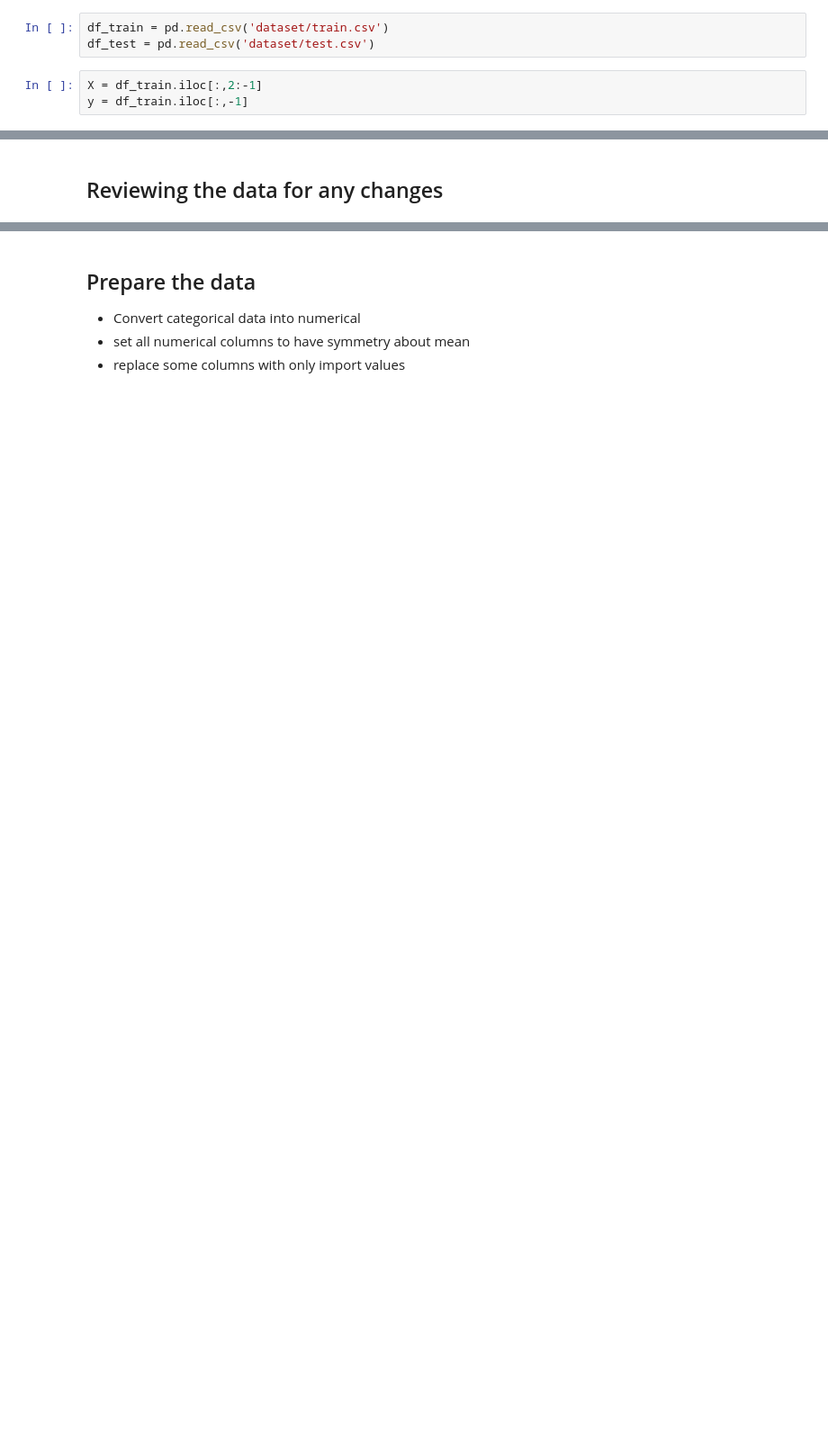
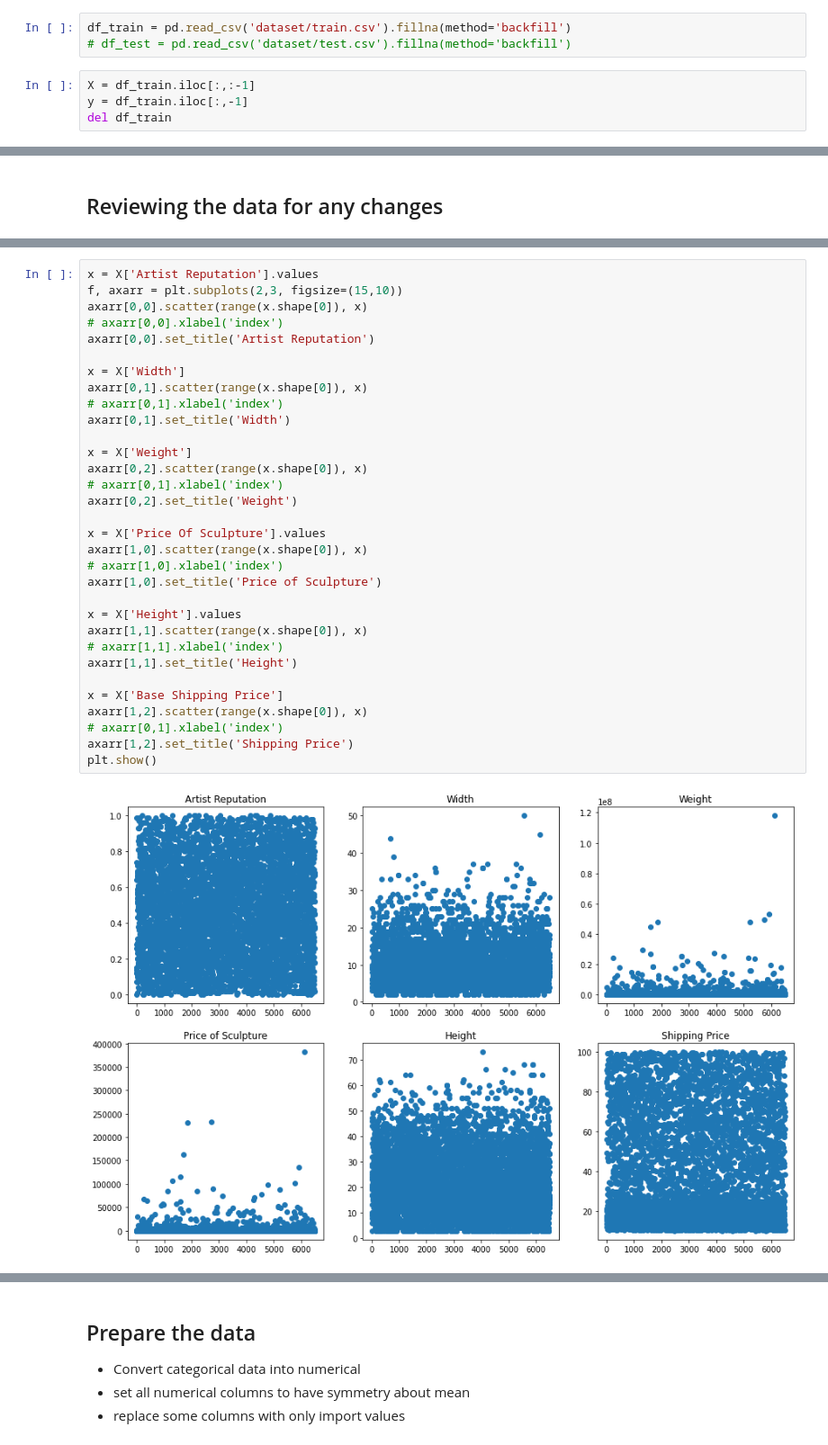
Before and after one commit to Coder-RG/ArtifactCost, a Jupyter notebook: ArtifactCost.ipynb, the cells around one changed output, grey strips where cells are left out. Shown at 90% size. Cells and saved outputs as stored; diff of their text form; blank space fills up the shorter version.

```diff
--- a/ArtifactCost.ipynb
+++ b/ArtifactCost.ipynb
@@ -11,8 +11,9 @@ from sklearn.metrics import accuracy_score, mean_squared_log_error
 # %% [markdown]
 ## Load data into DataFrame
 # %%
-df_train = pd.read_csv('dataset/train.csv')
-df_test = pd.read_csv('dataset/test.csv')
+df_train = pd.read_csv('dataset/train.csv').fillna(method='backfill')
+# df_test = pd.read_csv('dataset/test.csv').fillna(method='backfill')
 # %%
-X = df_train.iloc[:,2:-1]
+X = df_train.iloc[:,:-1]
 y = df_train.iloc[:,-1]
+del df_train
@@ -32,0 +63,34 @@ X_train['Customer Location'].nunique()
+# %%
+x = X['Artist Reputation'].values
+f, axarr = plt.subplots(2,3, figsize=(15,10))
+axarr[0,0].scatter(range(x.shape[0]), x)
+# axarr[0,0].xlabel('index')
+axarr[0,0].set_title('Artist Reputation')
+
+x = X['Width']
+axarr[0,1].scatter(range(x.shape[0]), x)
+# axarr[0,1].xlabel('index')
+axarr[0,1].set_title('Width')
+
+x = X['Weight']
+axarr[0,2].scatter(range(x.shape[0]), x)
+# axarr[0,1].xlabel('index')
+axarr[0,2].set_title('Weight')
+
+x = X['Price Of Sculpture'].values
+axarr[1,0].scatter(range(x.shape[0]), x)
+# axarr[1,0].xlabel('index')
+axarr[1,0].set_title('Price of Sculpture')
+
+x = X['Height'].values
+axarr[1,1].scatter(range(x.shape[0]), x)
+# axarr[1,1].xlabel('index')
+axarr[1,1].set_title('Height')
+
+x = X['Base Shipping Price']
+axarr[1,2].scatter(range(x.shape[0]), x)
+# axarr[0,1].xlabel('index')
+axarr[1,2].set_title('Shipping Price')
+plt.show()
+# %% [output]
+[figure, added]
```
Also changed, not shown: parts of 32 cells of this notebook.
